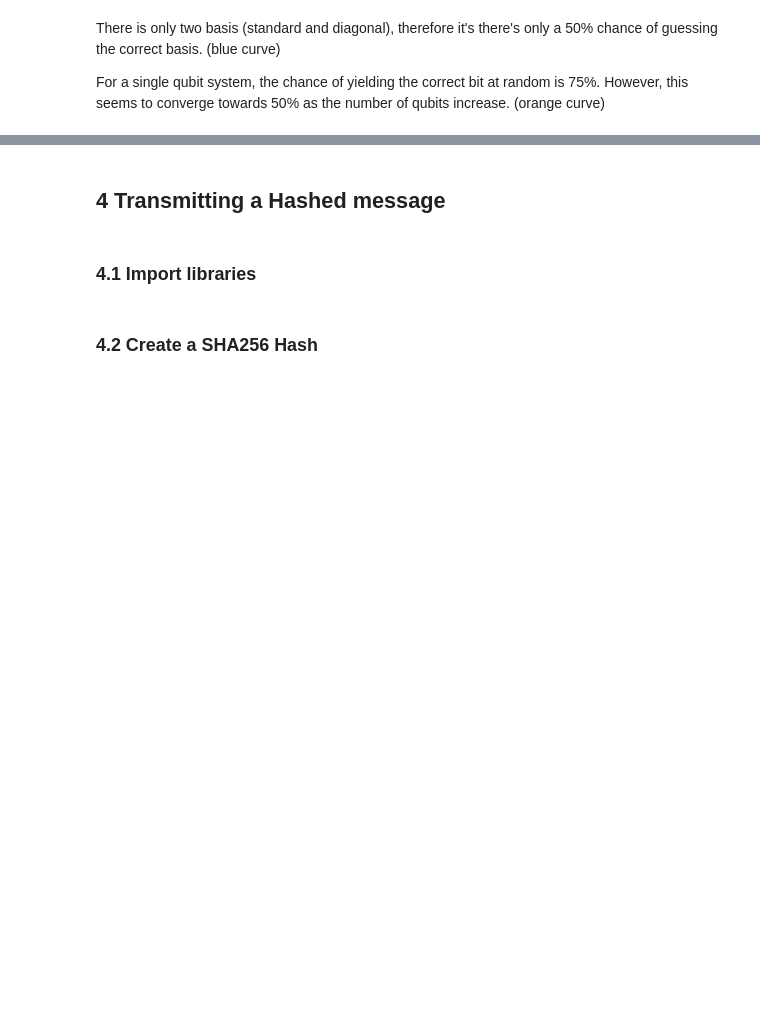
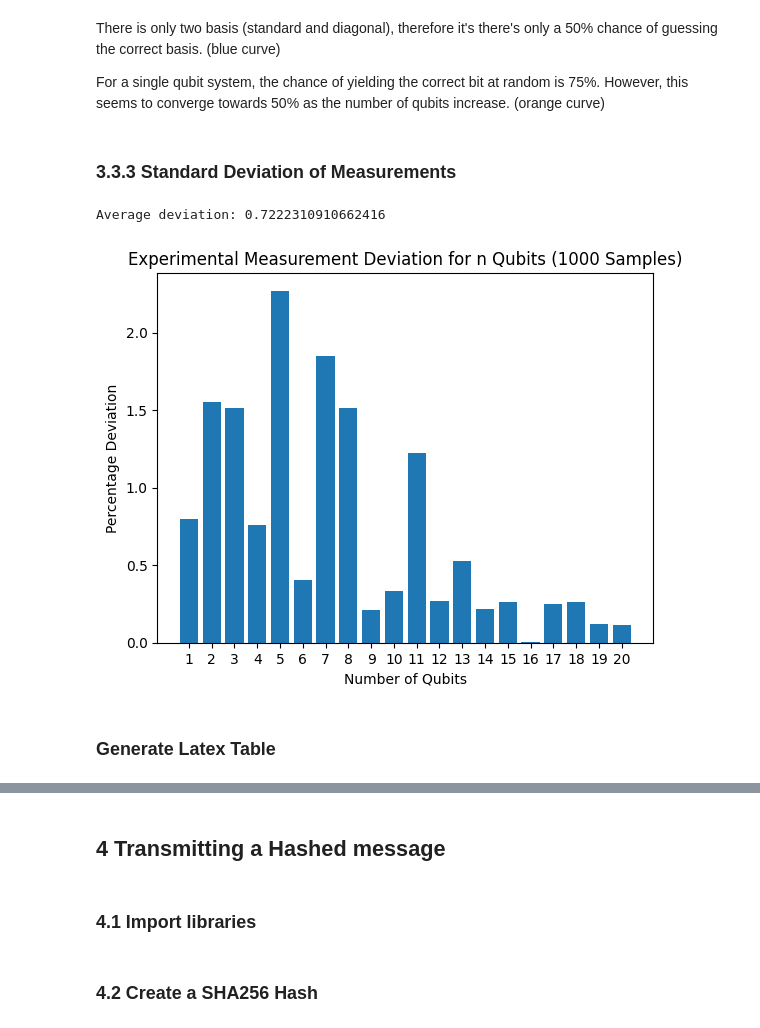
Before and after one commit to IsaTippens/Quantum-Cryptography, a Jupyter notebook: probability/probability.ipynb, the cells around one changed output, grey strips where cells are left out. Cells and saved outputs as stored; diff of their text form; code cells hidden in the pictures; blank space fills up the shorter version.

```diff
--- a/probability/probability.ipynb
+++ b/probability/probability.ipynb
@@ -296,3 +301,27 @@ plt.show()
 There is only two basis (standard and diagonal), therefore it's there's only a 50% chance of guessing the correct basis. (blue curve)
 
 For a single qubit system, the chance of yielding the correct bit at random is 75%. However, this seems to converge towards 50% as the number of qubits increase. (orange curve)
+# %% [markdown]
+### 3.3.3 Standard Deviation of Measurements
+# %%
+correct_bits_deviation = []
+for i in range(NUM_QUBITS):
+    deviation = correct_results[i] - (3/4)**(i + 1) * 100
+    abs_deviation = abs(deviation)
+    correct_bits_deviation.append(abs_deviation)
+
+average_deviation = sum(correct_bits_deviation) / len(correct_bits_deviation)
+print(f"Average deviation: {average_deviation}")
+
+plt.bar(qubits, correct_bits_deviation)
+plt.xlabel("Number of Qubits")
+plt.ylabel("Percentage Deviation")
+plt.title(f"Experimental Measurement Deviation for n Qubits ({n} Samples)")
+
+plt.xticks(range(1, 21))
+plt.savefig("deviations.svg")
+# %% [output]
+Average deviation: 0.7222310910662416
+[figure, added]
+# %% [markdown]
+### Generate Latex Table
```
Also changed, not shown: parts of 9 cells of this notebook, 4 other files.
